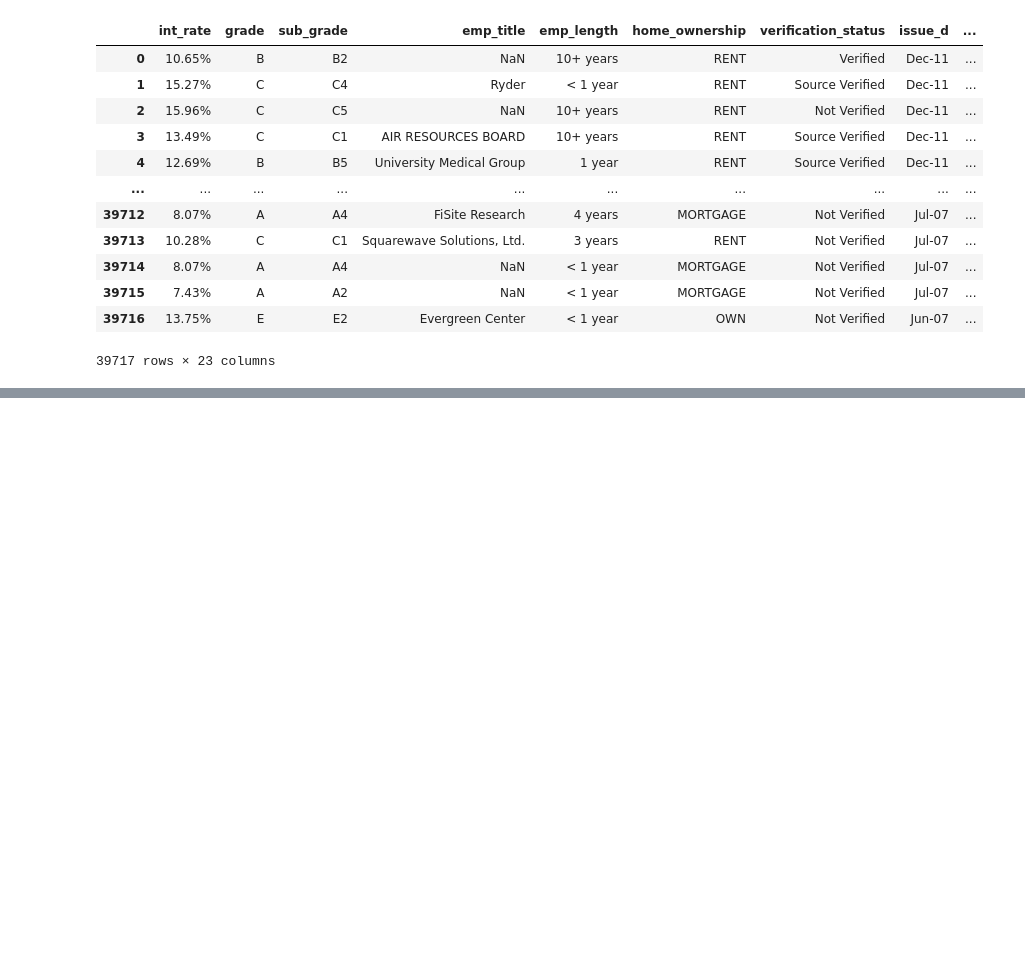
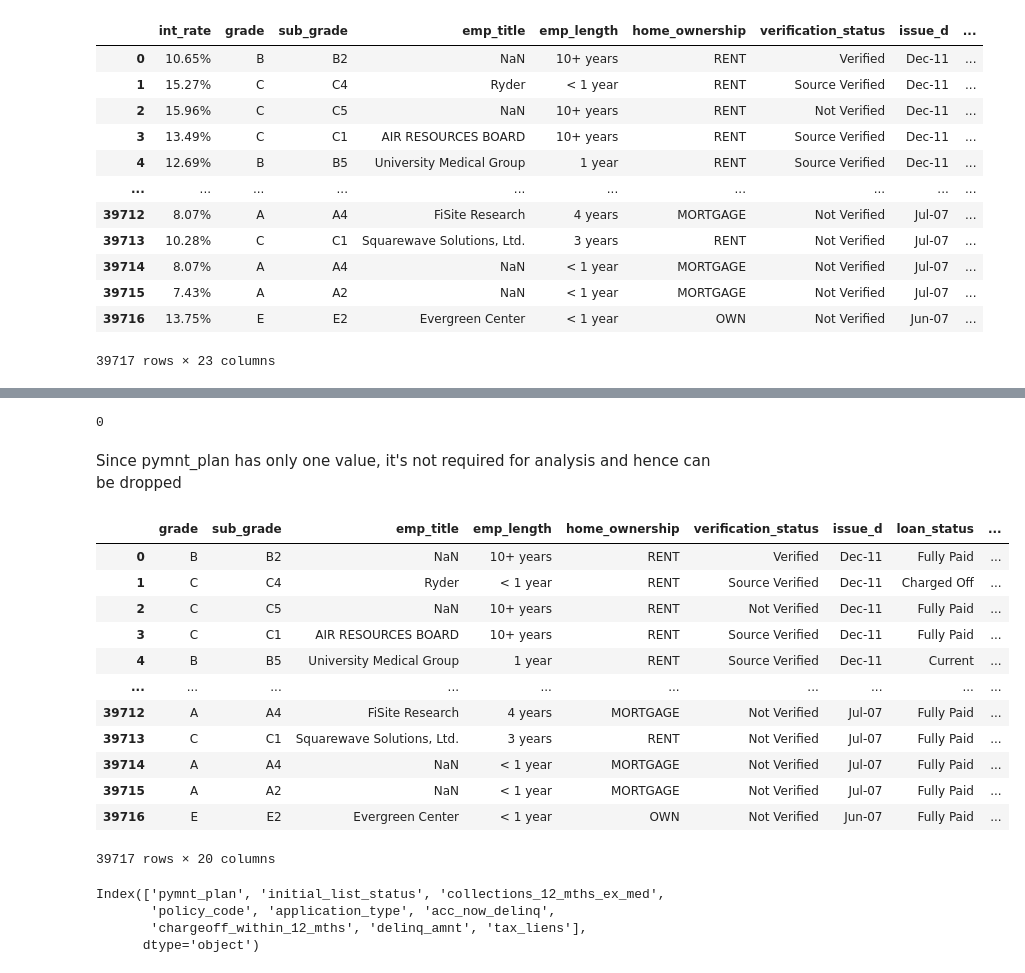
Before and after one commit to cyberpirate92/lending-club-case-study, a Jupyter notebook: Lending Club Case Study.ipynb, the cells around one changed output, grey strips where cells are left out. Saved outputs shown, nothing was run; the diff lists cells and outputs as text; code cells hidden in the pictures; blank space fills up the shorter version.

Commit message:
chore: add new analysis

```diff
--- a/Lending Club Case Study.ipynb
+++ b/Lending Club Case Study.ipynb
@@ -122,0 +159,4 @@ loan_data.select_dtypes('object')
+# %%
+issue_d = pd.to_datetime(loan_data.issue_d, format="%b-%y").dt
+loan_data['issue_month'] = issue_d.month
+loan_data['issue_year'] = issue_d.year
@@ -122,0 +179,41 @@ loan_data.select_dtypes('object')
+# %%
+# check if loan_status has any empty values
+loan_data.loan_status.isna().sum()
+# %% [output]
+0
+# %% [markdown]
+Since pymnt_plan has only one value, it's not required for analysis and hence can be dropped
+# %%
+# url is not helpful with analysis, hence dropping it
+loan_data.drop('url', axis='columns', inplace=True)
+# %%
+# desc isn't helpful, dropping the column
+loan_data.drop('desc', axis='columns', inplace=True)
+# %%
+loan_data.select_dtypes('object')
+# %% [output]
+|  | grade | sub_grade | emp_title | emp_length | home_ownership | verification_status | issue_d | loan_status | ... |
+| 0 | B | B2 | NaN | 10+ years | RENT | Verified | Dec-11 | Fully Paid | ... |
+| 1 | C | C4 | Ryder | < 1 year | RENT | Source Verified | Dec-11 | Charged Off | ... |
+| 2 | C | C5 | NaN | 10+ years | RENT | Not Verified | Dec-11 | Fully Paid | ... |
+| 3 | C | C1 | AIR RESOURCES BOARD | 10+ years | RENT | Source Verified | Dec-11 | Fully Paid | ... |
+| 4 | B | B5 | University Medical Group | 1 year | RENT | Source Verified | Dec-11 | Current | ... |
+| ... | ... | ... | ... | ... | ... | ... | ... | ... | ... |
+| 39712 | A | A4 | FiSite Research | 4 years | MORTGAGE | Not Verified | Jul-07 | Fully Paid | ... |
+| 39713 | C | C1 | Squarewave Solutions, Ltd. | 3 years | RENT | Not Verified | Jul-07 | Fully Paid | ... |
+| 39714 | A | A4 | NaN | < 1 year | MORTGAGE | Not Verified | Jul-07 | Fully Paid | ... |
+| 39715 | A | A2 | NaN | < 1 year | MORTGAGE | Not Verified | Jul-07 | Fully Paid | ... |
+| 39716 | E | E2 | Evergreen Center | < 1 year | OWN | Not Verified | Jun-07 | Fully Paid | ... |
+39717 rows × 20 columns
+# %%
+# find all columns that have only one value and remove them
+column_unique = loan_data.nunique()
+c1 = column_unique[column_unique.values == 1]
+print(c1.index)
+
+loan_data.drop(columns = list(c1.index), inplace=True)
+# %% [output]
+Index(['pymnt_plan', 'initial_list_status', 'collections_12_mths_ex_med',
+       'policy_code', 'application_type', 'acc_now_delinq',
+       'chargeoff_within_12_mths', 'delinq_amnt', 'tax_liens'],
+      dtype='object')
```
Also changed, not shown: parts of 8 cells of this notebook.
